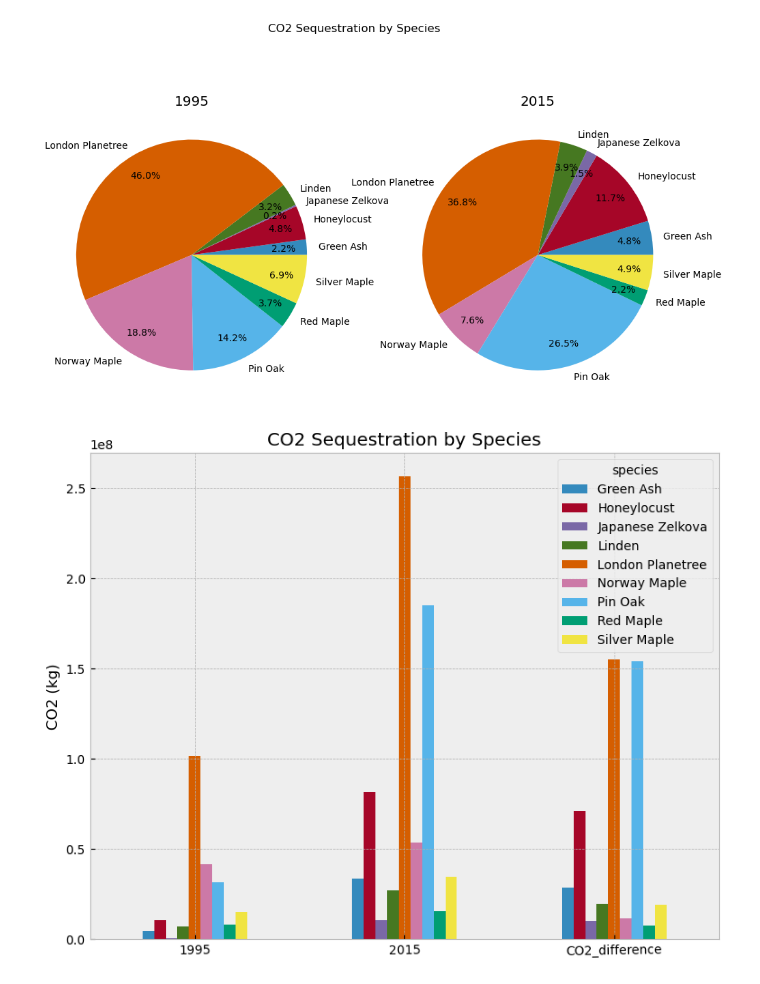
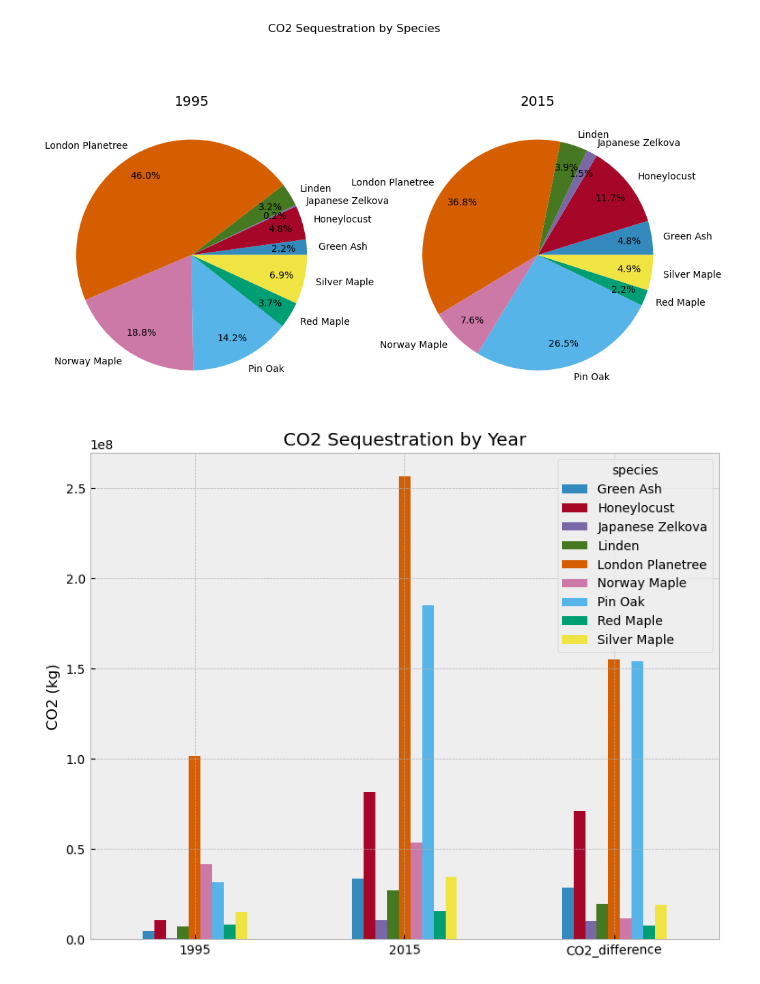
Before and after one commit to rosehanuy/nyc-tree-census, a Jupyter notebook: carbon_storage.ipynb, the cells around one changed output. Saved outputs shown, nothing was run; the diff lists cells and outputs as text; code cells hidden in the pictures.

```diff
--- a/carbon_storage.ipynb
+++ b/carbon_storage.ipynb
@@ -376,9 +385,9 @@ plt.show()
 by_year = co2_storage.T                                # transpose dataframe
 #by_year.drop('CO2_difference',axis=0,inplace=True)
 # %%
-by_year.plot(kind='bar',figsize=(9,7),rot=1,title='CO2 Sequestration by Species',ylabel='CO2 (kg)')
+by_year.plot(kind='bar',figsize=(9,7),rot=1,title='CO2 Sequestration by Year',ylabel='CO2 (kg)')
 
 plt.savefig(os.path.join('images','co2_barchart.png'))
 plt.show()
 # %% [output]
-[figure, old version]
+[figure, new version]
```
Also changed, not shown: parts of 6 cells of this notebook, 2 other files.
